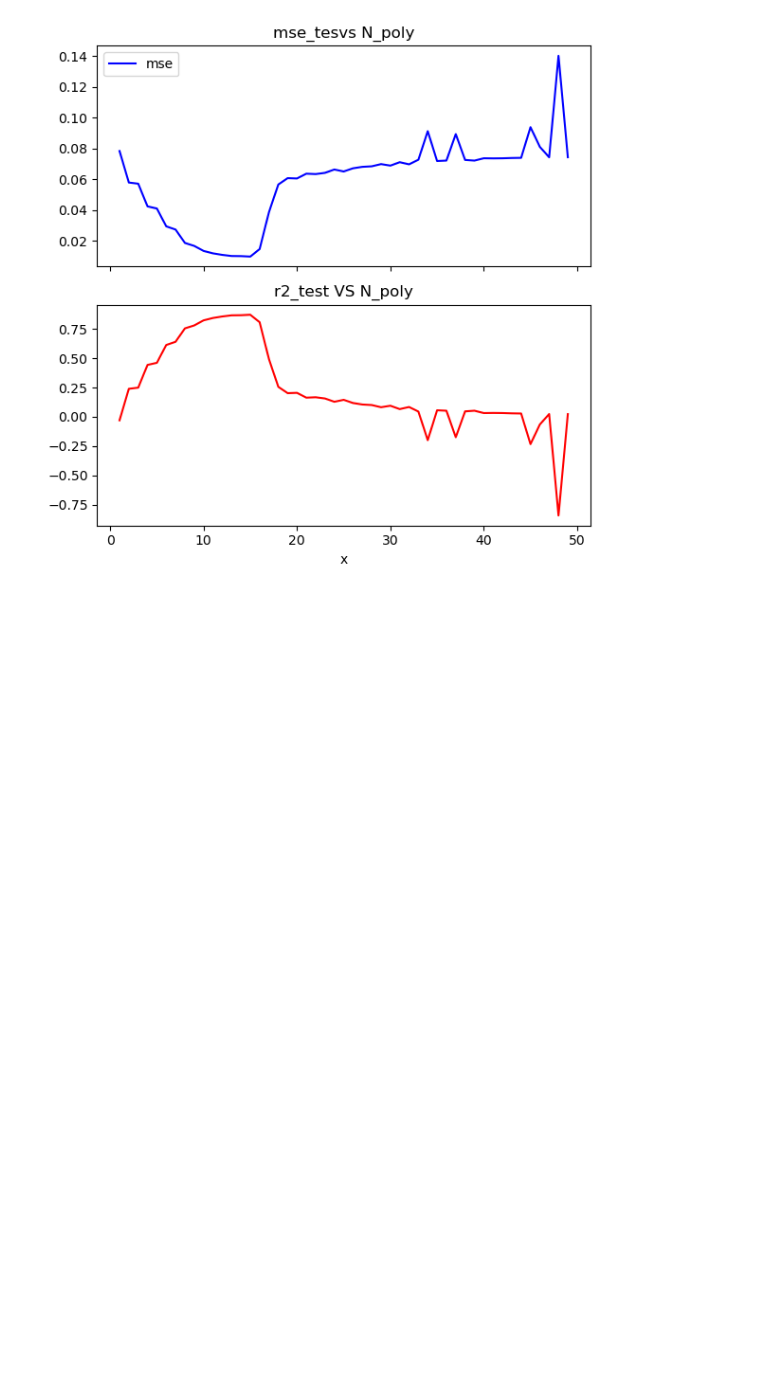
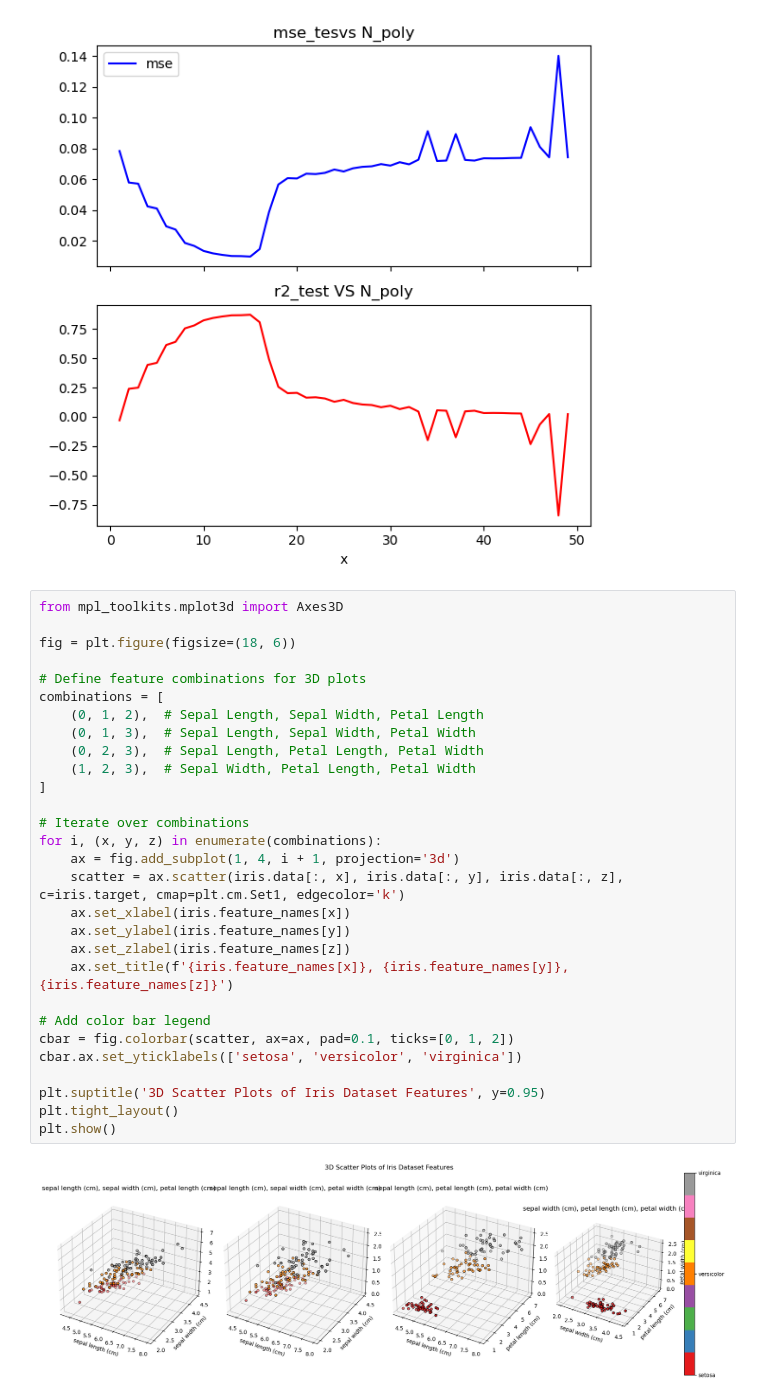
Before and after one commit to AkanchhaChoudhary/MSc-Data_Management_and_Business_Analytics, a Jupyter notebook: Second_Trimester/3. Regression/Practical 3.3.ipynb, the cells around one changed output. Cells and saved outputs as stored; diff of their text form; blank space fills up the shorter version.

```diff
--- a/Second_Trimester/3. Regression/Practical 3.3.ipynb
+++ b/Second_Trimester/3. Regression/Practical 3.3.ipynb
@@ -179,3 +179,34 @@ plt.tight_layout()
 plt.show()
 # %% [output]
 [figure]
+# %%
+from mpl_toolkits.mplot3d import Axes3D
+
+fig = plt.figure(figsize=(18, 6))
+
+# Define feature combinations for 3D plots
+combinations = [
+    (0, 1, 2),  # Sepal Length, Sepal Width, Petal Length
+    (0, 1, 3),  # Sepal Length, Sepal Width, Petal Width
+    (0, 2, 3),  # Sepal Length, Petal Length, Petal Width
+    (1, 2, 3),  # Sepal Width, Petal Length, Petal Width
+]
+
+# Iterate over combinations
+for i, (x, y, z) in enumerate(combinations):
+    ax = fig.add_subplot(1, 4, i + 1, projection='3d')
+    scatter = ax.scatter(iris.data[:, x], iris.data[:, y], iris.data[:, z], c=iris.target, cmap=plt.cm.Set1, edgecolor='k')
+    ax.set_xlabel(iris.feature_names[x])
+    ax.set_ylabel(iris.feature_names[y])
+    ax.set_zlabel(iris.feature_names[z])
+    ax.set_title(f'{iris.feature_names[x]}, {iris.feature_names[y]}, {iris.feature_names[z]}')
+
+# Add color bar legend
+cbar = fig.colorbar(scatter, ax=ax, pad=0.1, ticks=[0, 1, 2])
+cbar.ax.set_yticklabels(['setosa', 'versicolor', 'virginica'])
+
+plt.suptitle('3D Scatter Plots of Iris Dataset Features', y=0.95)
+plt.tight_layout()
+plt.show()
+# %% [output]
+[figure, added]
```
